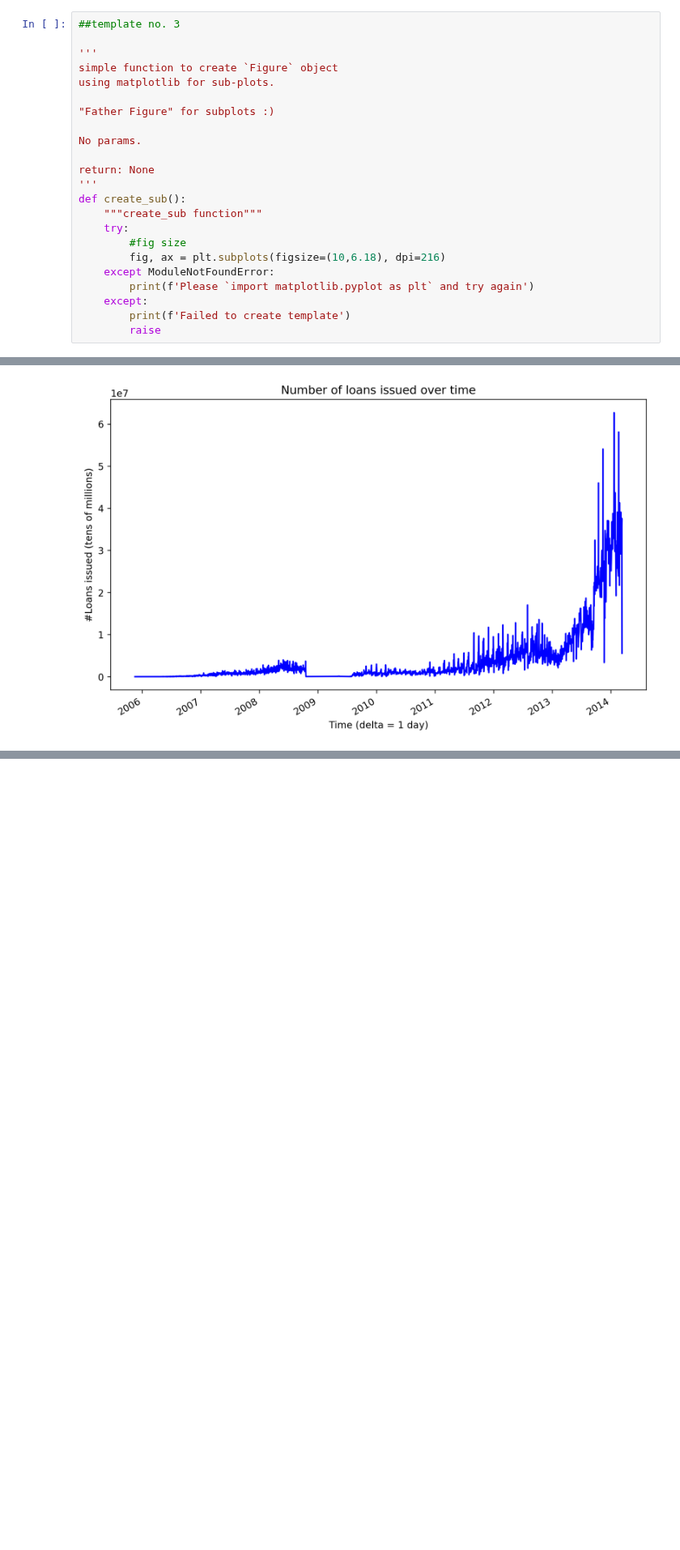
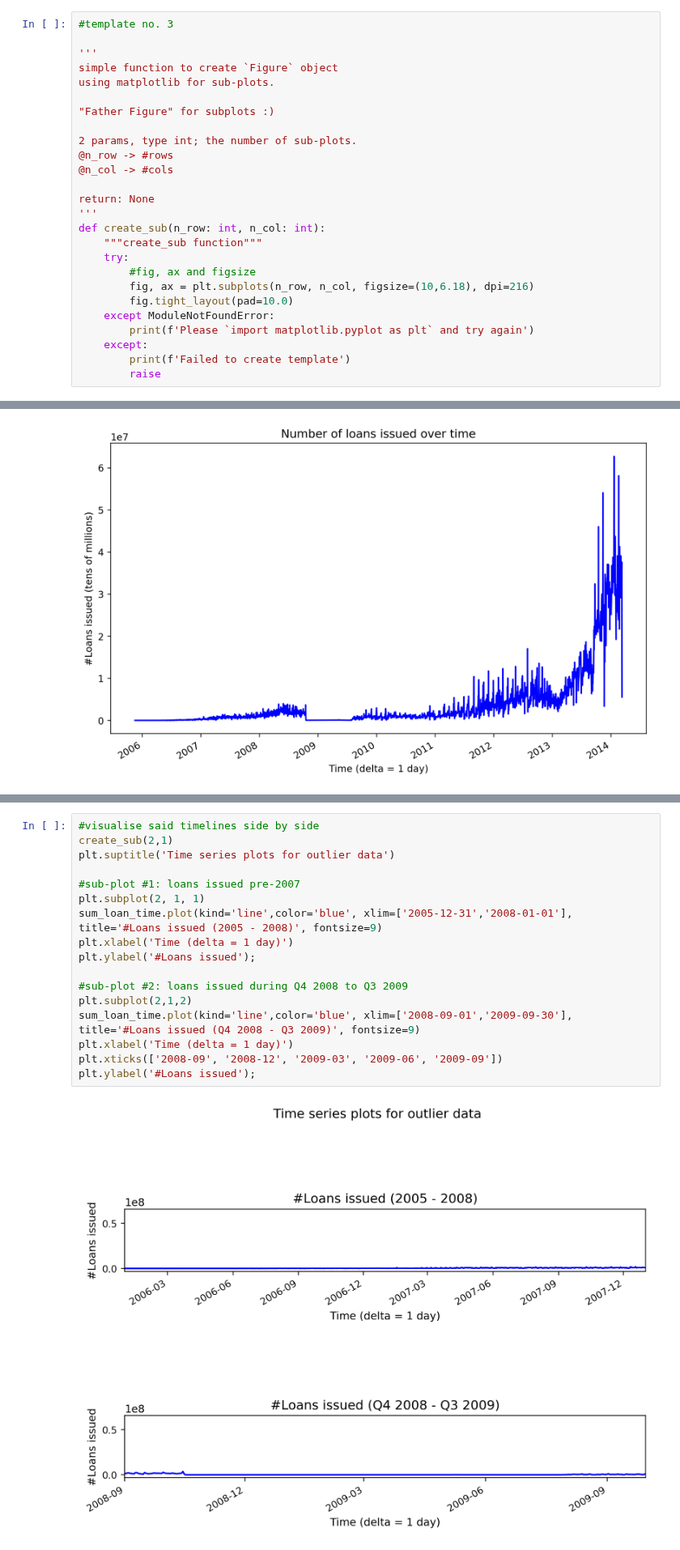
Before and after one commit to brk-a/alx-t-data-analyst, a Jupyter notebook: 0x02-project_3_visualise_data/Part_I_exploration_template.ipynb, the cells around one changed output, grey strips where cells are left out. Shown at 81% size. Saved outputs shown, nothing was run; the diff lists cells and outputs as text; blank space fills up the shorter version.

Commit message:
vizzes: visualisations 3-5

```diff
--- a/0x02-project_3_visualise_data/Part_I_exploration_template.ipynb
+++ b/0x02-project_3_visualise_data/Part_I_exploration_template.ipynb
@@ -98,7 +98,7 @@ def create_fig(x_lab: str, y_lab: str, title: str):
         print(f'Failed to create template')
         raise
 # %%
-##template no. 3
+#template no. 3
 
 '''
 simple function to create `Figure` object
@@ -106,15 +106,18 @@ using matplotlib for sub-plots.
 
 "Father Figure" for subplots :)
 
-No params.
+2 params, type int; the number of sub-plots.
+@n_row -> #rows
+@n_col -> #cols
 
 return: None
 '''
-def create_sub():
+def create_sub(n_row: int, n_col: int):
     """create_sub function"""
     try:
-        #fig size
-        fig, ax = plt.subplots(figsize=(10,6.18), dpi=216)
+        #fig, ax and figsize
+        fig, ax = plt.subplots(n_row, n_col, figsize=(10,6.18), dpi=216)
+        fig.tight_layout(pad=10.0)
     except ModuleNotFoundError:
         print(f'Please `import matplotlib.pyplot as plt` and try again')
     except:
@@ -467,0 +480,19 @@ plt.xlabel('Time (delta = 1 day)');
+# %%
+#visualise said timelines side by side
+create_sub(2,1)
+plt.suptitle('Time series plots for outlier data')
+
+#sub-plot #1: loans issued pre-2007
+plt.subplot(2, 1, 1)
+sum_loan_time.plot(kind='line',color='blue', xlim=['2005-12-31','2008-01-01'], title='#Loans issued (2005 - 2008)', fontsize=9)
+plt.xlabel('Time (delta = 1 day)')
+plt.ylabel('#Loans issued');
+
+#sub-plot #2: loans issued during Q4 2008 to Q3 2009
+plt.subplot(2,1,2)
+sum_loan_time.plot(kind='line',color='blue', xlim=['2008-09-01','2009-09-30'], title='#Loans issued (Q4 2008 - Q3 2009)', fontsize=9)
+plt.xlabel('Time (delta = 1 day)')
+plt.xticks(['2008-09', '2008-12', '2009-03', '2009-06', '2009-09'])
+plt.ylabel('#Loans issued');
+# %% [output]
+[figure, added]
```
Also changed, not shown: parts of 10 cells of this notebook.
